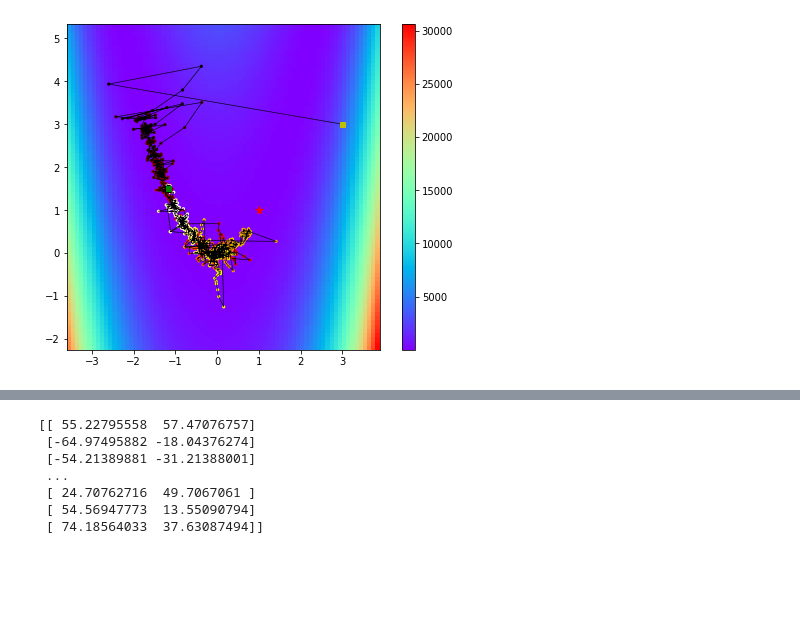
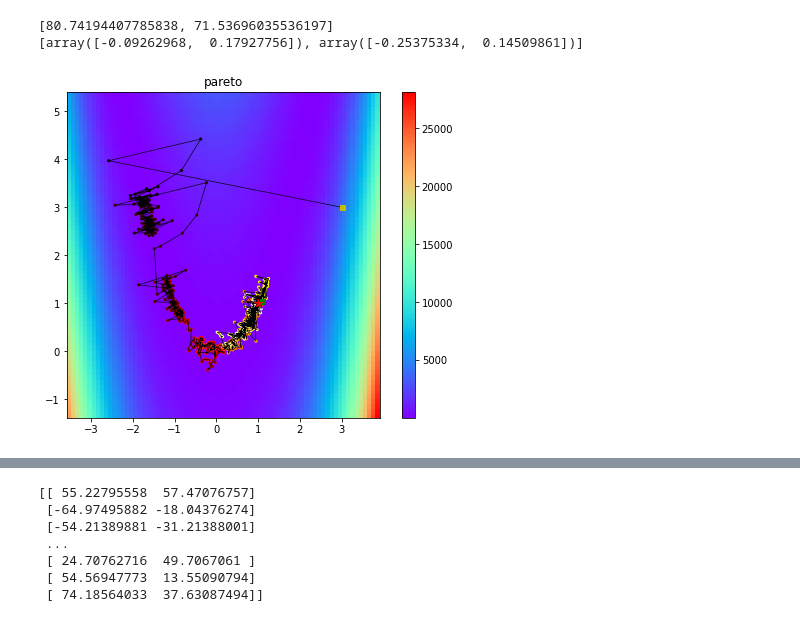
Before and after one commit to NaokiNakamichi/ML, a Jupyter notebook: GD/calssnoise_id.ipynb, the cells around one changed output, grey strips where cells are left out. Cells and saved outputs as stored; diff of their text form; code cells hidden in the pictures; blank space fills up the shorter version.

```diff
--- a/GD/calssnoise_id.ipynb
+++ b/GD/calssnoise_id.ipynb
@@ -60,8 +112,0 @@ plt.show()
-# %%
-#パレート分布
-df = 1000
-noise_data = noise.Pareto(dim=2,n=10000,a=5)
-noise_value = noise_data.generate()
-
-plt.hist(noise_value.T[0],bins=100)
-plt.show()
@@ -79,7 +245,7 @@ w_star = f.w_star
 last_w_store = []
 iqr_store = []
 
-for i in range(2):
+for i in range(10):
     var = 1
     noise_data = noise.LogNormal(mean=0,sigma=var,dim=2,n=_t_max).generate() * 50
     iqr = helper.iqr(noise_data)
@@ -90,3 +256,6 @@ for i in range(2):
         algo.update(model=f)
     last_w_store.append(algo.w)
     iqr_store.append(iqr)
+
+print(iqr_store)
+print(last_w_store)
@@ -108,9 +314,9 @@ w_star = f.w_star
 last_w_store = []
 iqr_store = []
 
-for i in range(2):
+for i in range(10):
     df = 2
-    noise_data = noise.StudentT(dim=2,n=_t_max,df=df).generate() * 50
+    noise_data = noise.StudentT(dim=2,n=_t_max,df=df).generate() * 45
     iqr = helper.iqr(noise_data)
     algo = algo_GD.SGD(w_init=w_init,t_max=_t_max,a=0.00078)
     for i in algo:
@@ -127,4 +373,34 @@ print(last_w_store)
+# %%
+# パレート分布
+w_init = np.array([3,3])
+_t_max = 1000
+f = model_opt.RosenBrock()
+
+
+w_star = f.w_star
+
+last_w_store = []
+iqr_store = []
+
+for i in range(2):
+    a = 5
+    noise_data = noise.Pareto(dim=2,n=_t_max,a=a).generate() * 300
+    iqr = helper.iqr(noise_data)
+    algo = algo_GD.SGD(w_init=w_init,t_max=_t_max,a=0.00078)
+    for i in algo:
+        noise_value = noise_data[algo.t-1]
+        f = model_opt.RosenBrock(noise_value=noise_value)
+        algo.update(model=f)
+    last_w_store.append(algo.w)
+    iqr_store.append(iqr)
+
+print(iqr_store)
+print(last_w_store)
+# %% [output]
+[80.74194407785838, 71.53696035536197]
+[array([-0.09262968,  0.17927756]), array([-0.25375334,  0.14509861])]
 # %%
+# パレート分布
 w_store = np.array(algo.wstore)
 grid_x_min = min(w_store.T[0].min(),w_star[0])-1
 grid_x_max = max(w_store.T[0].max(),w_star[0])+1
@@ -134,32 +410,33 @@ xvals = np.arange(grid_x_min,grid_x_max, 0.1)
 yvals = np.arange(grid_y_min,grid_y_max, 0.1)
 X, Y = np.meshgrid(xvals, yvals)
 Z = f.f_opt([X,Y])
 
 fig, axes = plt.subplots(1,1, figsize=(6,6))
 axes.pcolor(X, Y, Z,cmap=plt.cm.rainbow)
 # wの軌跡
 axes.plot(w_store.T[0],w_store.T[1],c = "k",alpha=1,linewidth = 0.5)
 c = np.linspace(0, _t_max, len(w_store))
 axes.scatter(w_store.T[0],w_store.T[1],c=c,cmap = plt.cm.hot ,linewidths=0.01,alpha=1,s=10)
 axes.plot(w_store.T[0],w_store.T[1],c="k",alpha=0.2,linewidth=1)
 # 始点(黄色)、終点（緑）、真値（赤）
 axes.plot(*w_store[0], 'ys', markersize=5)
 axes.plot(*w_store[-1], 'gs', markersize=5)
 axes.plot(*w_star, 'r*', markersize=8)
+axes.set_title("pareto")
 
 #カラーバーの設定
 axpos = axes.get_position()
 cbar_ax = fig.add_axes([0.9, axpos.y0, 0.03, axpos.height])
 norm = colors.Normalize(vmin=Z.min(),vmax=Z.max())
 mappable = ScalarMappable(cmap=plt.cm.rainbow,norm=norm)
 mappable._A = []
 fig.colorbar(mappable, cax=cbar_ax)
 
 #余白の調整
 plt.subplots_adjust(right=0.85)
 plt.subplots_adjust(wspace=0.1)
 
 plt.show()
 # %% [output]
-[figure, old version]
+[figure, new version]
 # %%
```
Also changed, not shown: parts of 22 cells of this notebook, 6 other files.
